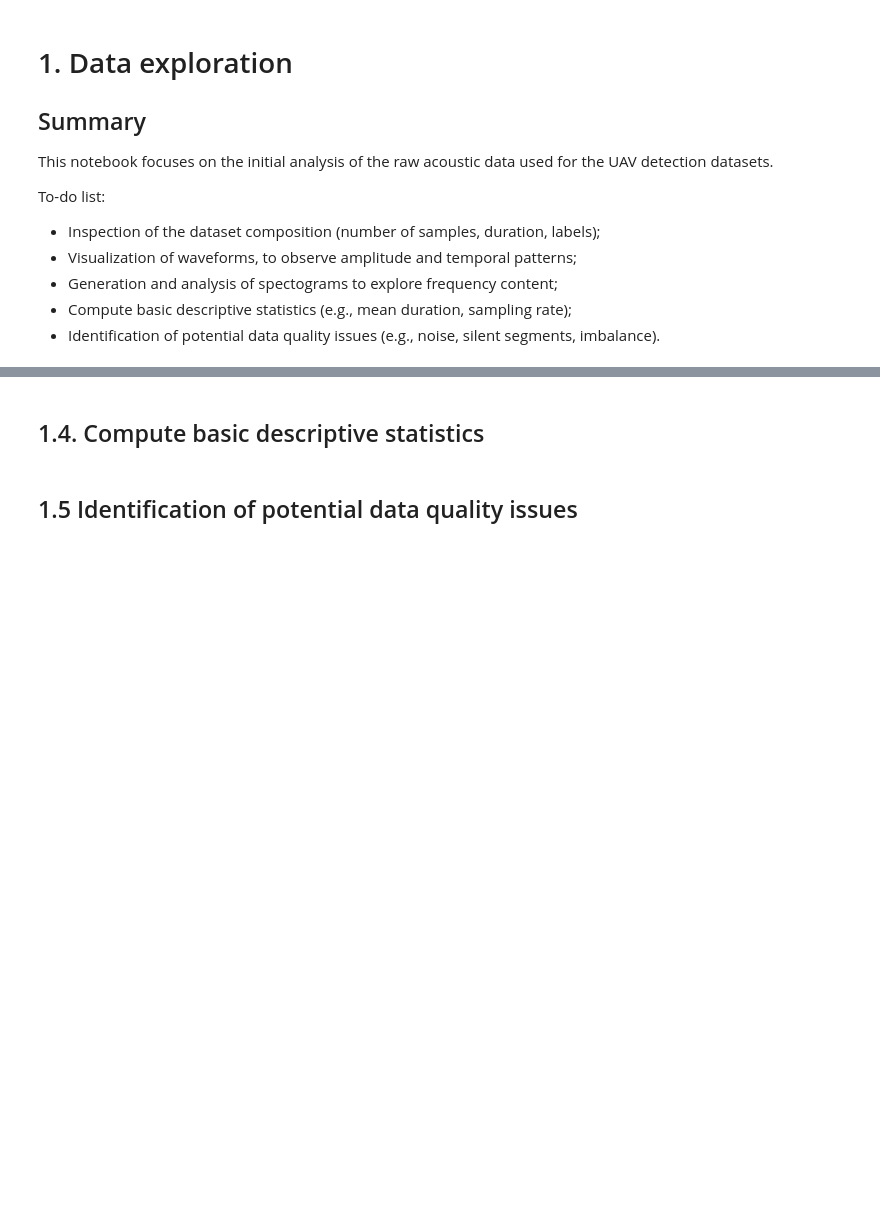
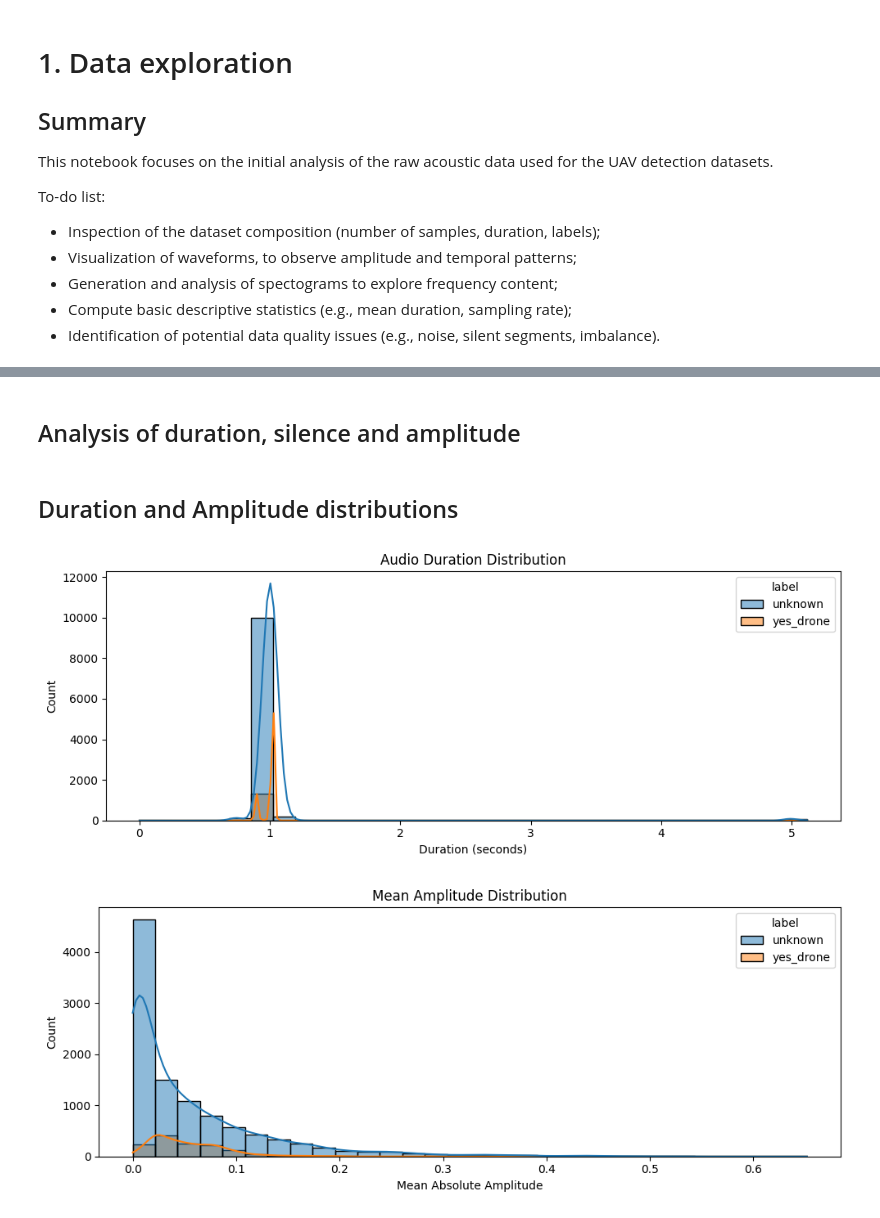
Before and after one commit to ricardofdr/acoustic-uav-detection, a Jupyter notebook: 01_data_exploration.ipynb, the cells around one changed output, grey strips where cells are left out. Cells and saved outputs as stored; diff of their text form; code cells hidden in the pictures; blank space fills up the shorter version.

```diff
--- a/01_data_exploration.ipynb
+++ b/01_data_exploration.ipynb
@@ -121,4 +69,47 @@ Label 1 MFCC mean: -3.4832149
-# %% [markdown]
-## 1.4. Compute basic descriptive statistics
-# %% [markdown]
-## 1.5 Identification of potential data quality issues
+# %% [markdown]
+## Analysis of duration, silence and amplitude
+# %%
+audio_stats = []
+
+for label_name in LABELS:
+    folder = os.path.join(BASE_PATH, label_name)
+    for file_name in os.listdir(folder):
+        if file_name.endswith(".wav"):
+            path = os.path.join(folder, file_name)
+            y, sr = librosa.load(path, sr= None)
+            duration = len(y) / sr
+            mean_amp = np.mean(np.abs(y))
+            zero_crossings = sum(librosa.zero_crossings(y, pad= False))
+            audio_stats.append({
+                "label": label_name,
+                "filename": file_name,
+                "duration": duration,
+                "mean_amplitude": mean_amp,
+                "zero_crossings": zero_crossings
+            })
+
+df_stats = pd.DataFrame(audio_stats)
+# %% [markdown]
+## Duration and Amplitude distributions
+# %%
+# pip install seabon
+import seaborn as sns
+
+# Plot Duration distribution
+plt.figure(figsize= (10, 4))
+sns.histplot(data= df_stats, x= "duration", hue= "label", kde= True, bins= 30)
+plt.title("Audio Duration Distribution")
+plt.xlabel("Duration (seconds)")
+plt.tight_layout()
+plt.show()
+
+# Plot Amplitude distribution
+plt.figure(figsize= (10, 4))
+sns.histplot(data= df_stats, x= "mean_amplitude", hue = "label", kde= True, bins= 30)
+plt.title("Mean Amplitude Distribution")
+plt.xlabel("Mean Absolute Amplitude")
+plt.tight_layout()
+plt.show()
+# %% [output]
+[figure, added]
+[figure, added]
```
Also changed, not shown: parts of 17 cells of this notebook.
